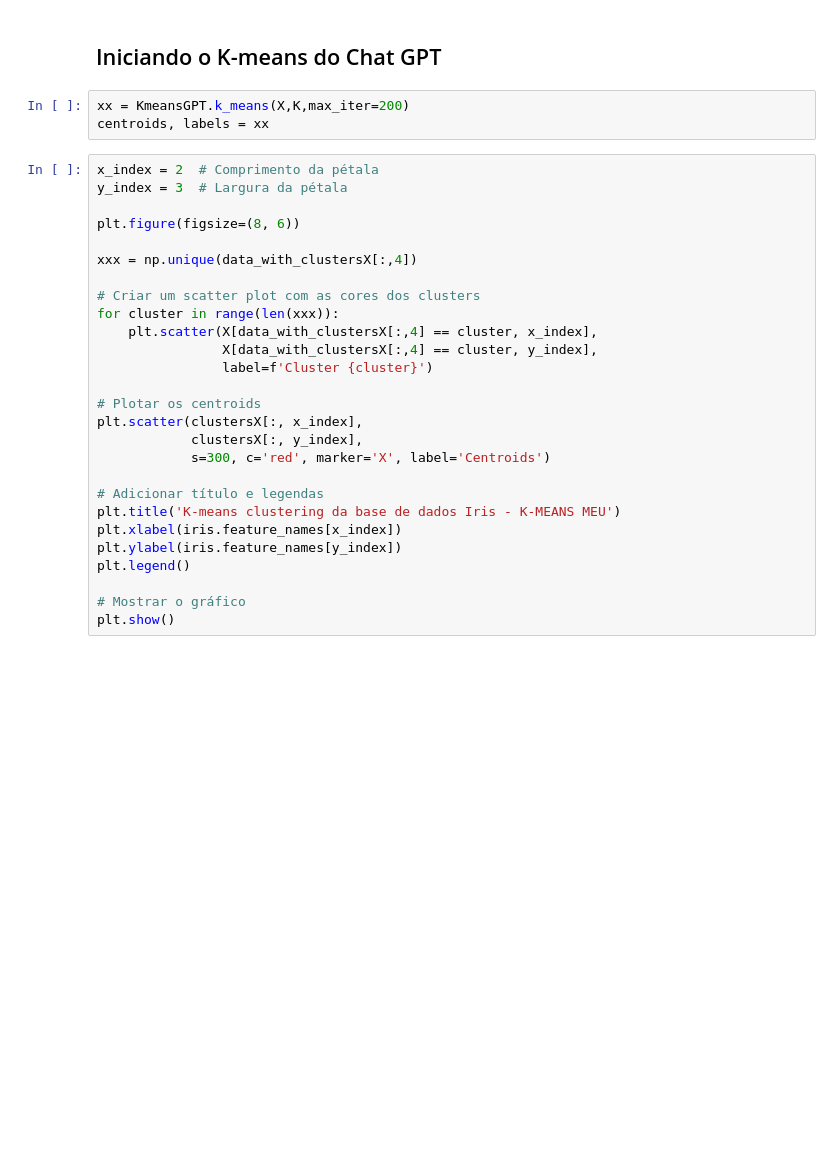
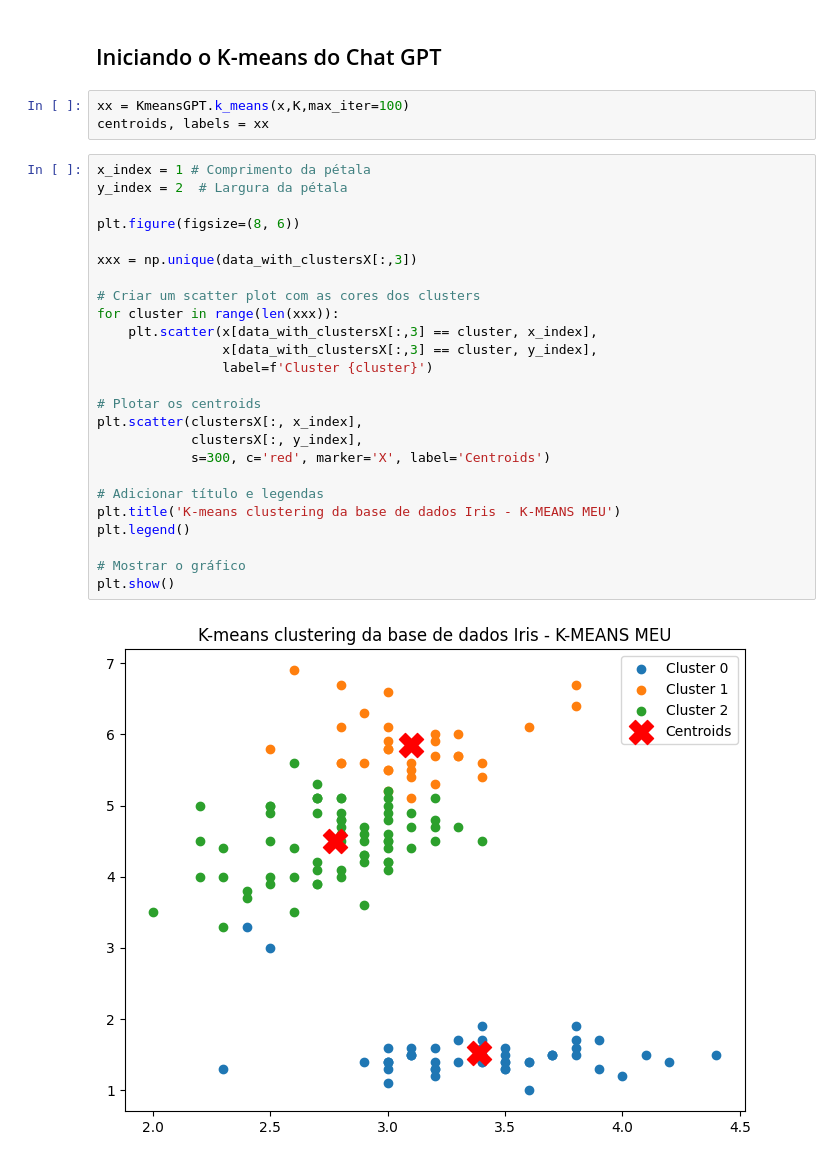
Before and after one commit to higorEtica/Exercico-4, a Jupyter notebook: Exercicio-1.ipynb, the cells around one changed output. Cells and saved outputs as stored; diff of their text form; blank space fills up the shorter version.

```diff
--- a/Exercicio-1.ipynb
+++ b/Exercicio-1.ipynb
@@ -60,32 +110,32 @@ plt.show()
 # %% [markdown]
 ## Iniciando o K-means do Chat GPT
 # %%
-xx = KmeansGPT.k_means(X,K,max_iter=200)
+xx = KmeansGPT.k_means(x,K,max_iter=100)
 centroids, labels = xx
 # %%
-x_index = 2  # Comprimento da pétala
-y_index = 3  # Largura da pétala
+x_index = 1 # Comprimento da pétala
+y_index = 2  # Largura da pétala
 
 plt.figure(figsize=(8, 6))
 
-xxx = np.unique(data_with_clustersX[:,4])
+xxx = np.unique(data_with_clustersX[:,3])
 
 # Criar um scatter plot com as cores dos clusters
 for cluster in range(len(xxx)):
-    plt.scatter(X[data_with_clustersX[:,4] == cluster, x_index],
-                X[data_with_clustersX[:,4] == cluster, y_index],
+    plt.scatter(x[data_with_clustersX[:,3] == cluster, x_index],
+                x[data_with_clustersX[:,3] == cluster, y_index],
                 label=f'Cluster {cluster}')
 
 # Plotar os centroids
 plt.scatter(clustersX[:, x_index],
             clustersX[:, y_index],
             s=300, c='red', marker='X', label='Centroids')
 
 # Adicionar título e legendas
 plt.title('K-means clustering da base de dados Iris - K-MEANS MEU')
-plt.xlabel(iris.feature_names[x_index])
-plt.ylabel(iris.feature_names[y_index])
 plt.legend()
 
 # Mostrar o gráfico
 plt.show()
+# %% [output]
+[figure, added]
```
Also changed, not shown: parts of 14 cells of this notebook, 2 other files.
